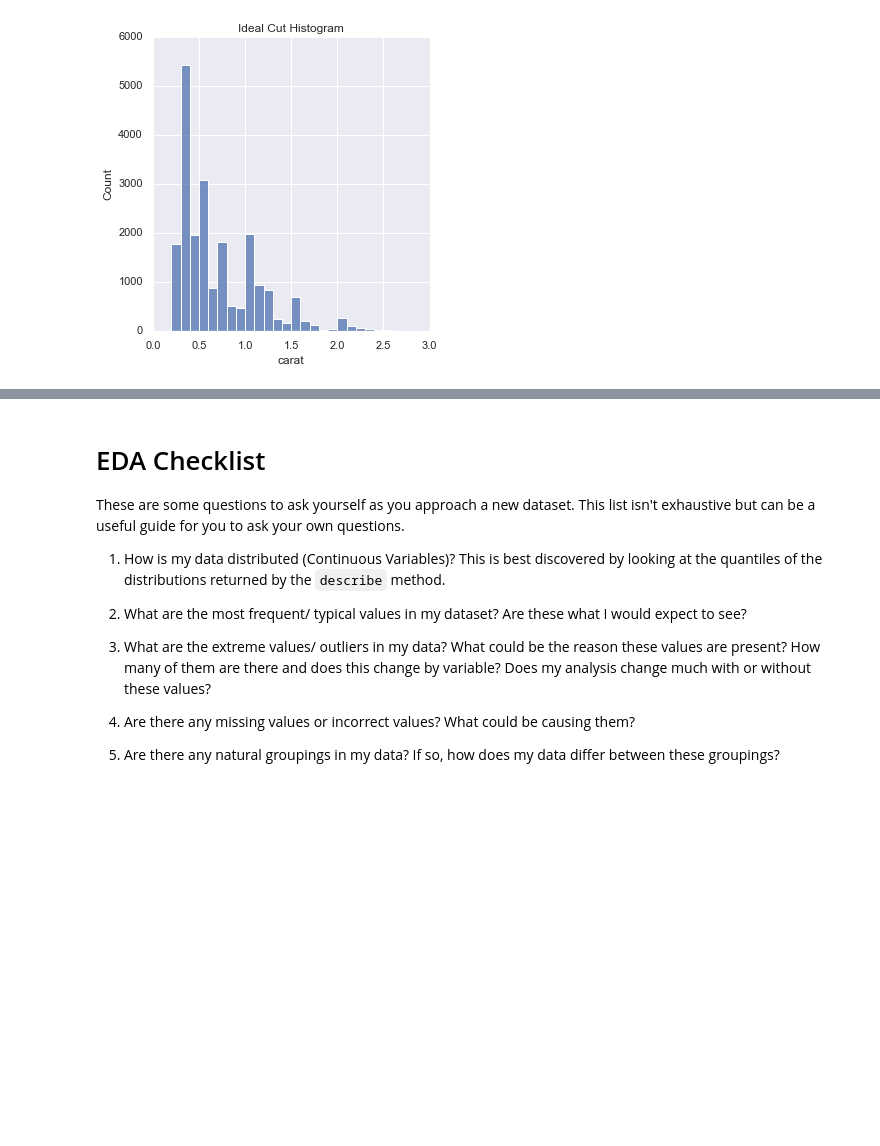
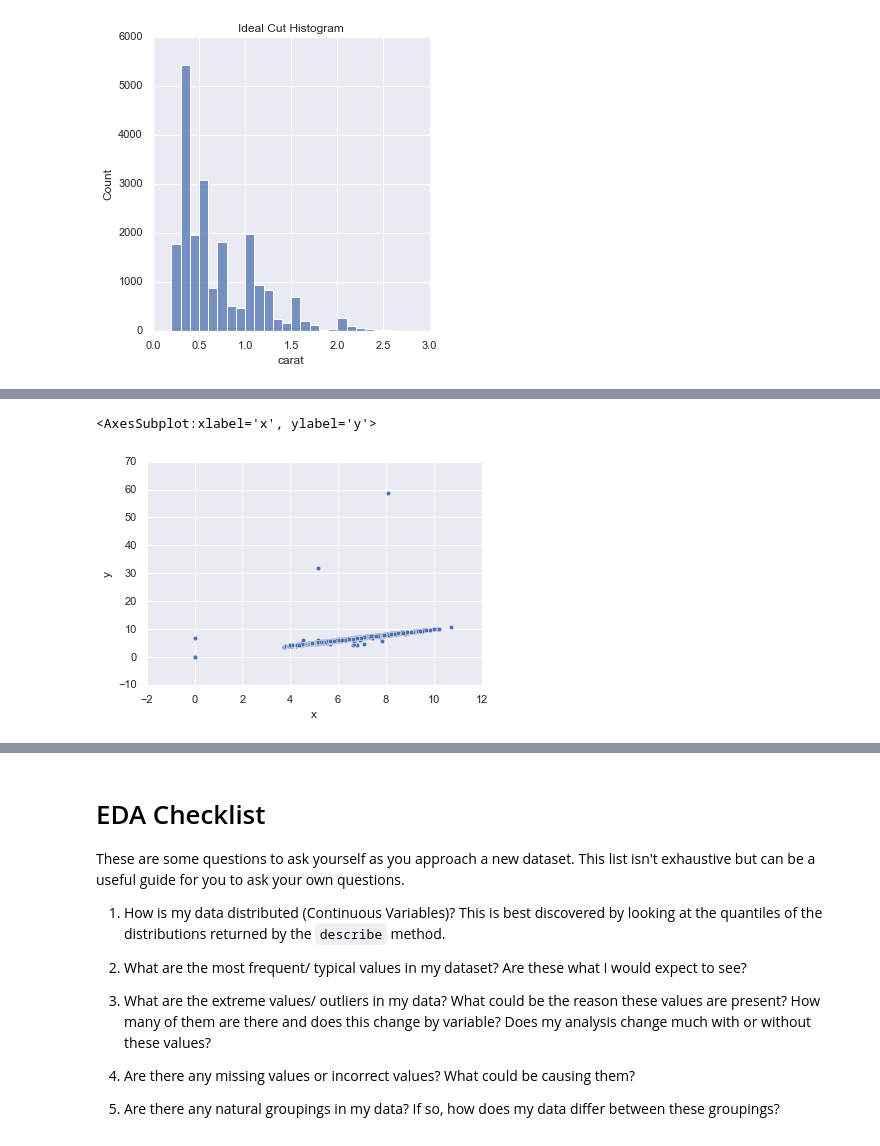
Before and after one commit to JunaidMB/MM_Introduction_to_Data_Science, a Jupyter notebook: W3_Basic_EDA_Stats/notebooks/EDA.ipynb, the cells around one changed output, grey strips where cells are left out. Saved outputs shown, nothing was run; the diff lists cells and outputs as text; code cells hidden in the pictures; blank space fills up the shorter version.

```diff
--- a/W3_Basic_EDA_Stats/notebooks/EDA.ipynb
+++ b/W3_Basic_EDA_Stats/notebooks/EDA.ipynb
@@ -137,0 +257,8 @@ for key, value in enumerate(['Fair', 'Good', 'Very Good', 'Premium', 'Ideal']):
+# %%
+diamonds['new_y'] = np.select([diamonds.y < 3, diamonds.y > 20], [np.NaN, np.NaN], default =  diamonds.y)
+# %%
+# Plot with unusual values
+sns.scatterplot(x = 'x', y = 'y', data = diamonds)
+# %% [output]
+<AxesSubplot:xlabel='x', ylabel='y'>
+[figure, added]
```
Also changed, not shown: parts of 42 cells of this notebook, 3 other files.
